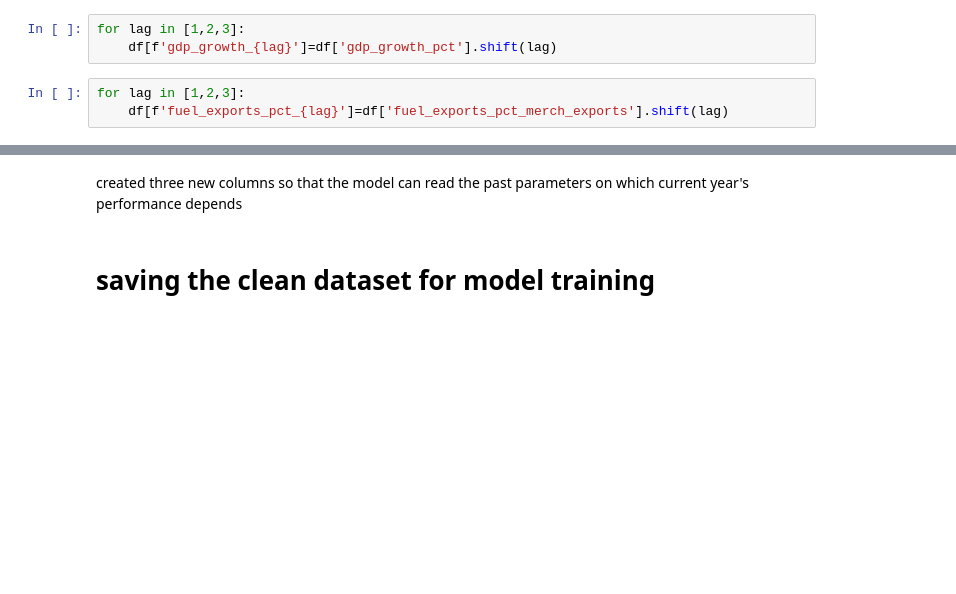
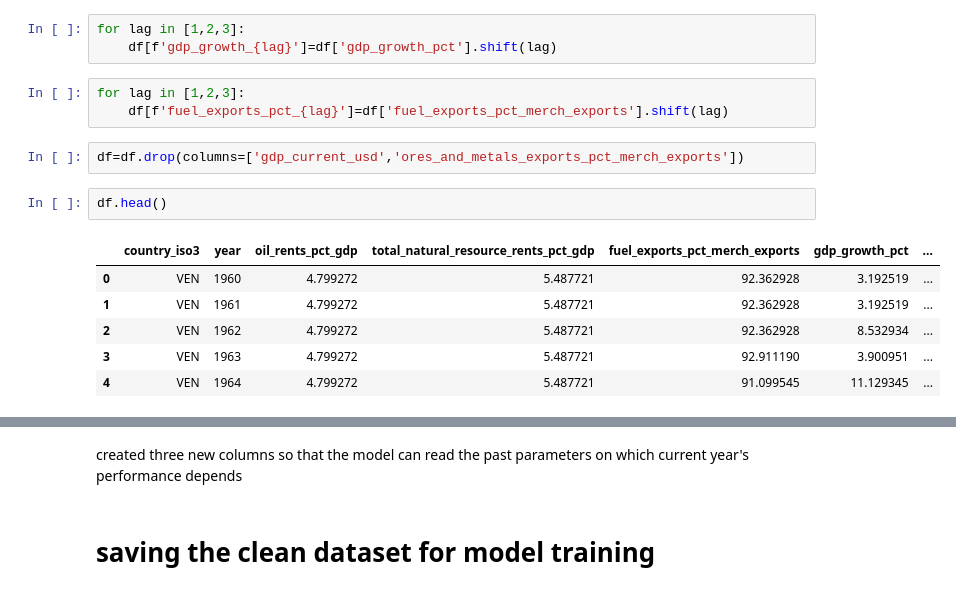
Before and after one commit to SorbieuRnk/venezuela-oil-analysis, a Jupyter notebook: venezuela_eda_feature_engneering.ipynb, the cells around one changed output, grey strips where cells are left out. Cells and saved outputs as stored; diff of their text form; blank space fills up the shorter version.

```diff
--- a/venezuela_eda_feature_engneering.ipynb
+++ b/venezuela_eda_feature_engneering.ipynb
@@ -255,3 +289,14 @@ for lag in [1,2,3]:
 # %%
 for lag in [1,2,3]:
     df[f'fuel_exports_pct_{lag}']=df['fuel_exports_pct_merch_exports'].shift(lag)
+# %%
+df=df.drop(columns=['gdp_current_usd','ores_and_metals_exports_pct_merch_exports'])
+# %%
+df.head()
+# %% [output]
+|  | country_iso3 | year | oil_rents_pct_gdp | total_natural_resource_rents_pct_gdp | fuel_exports_pct_merch_exports | gdp_growth_pct | ... |
+| 0 | VEN | 1960 | 4.799272 | 5.487721 | 92.362928 | 3.192519 | ... |
+| 1 | VEN | 1961 | 4.799272 | 5.487721 | 92.362928 | 3.192519 | ... |
+| 2 | VEN | 1962 | 4.799272 | 5.487721 | 92.362928 | 8.532934 | ... |
+| 3 | VEN | 1963 | 4.799272 | 5.487721 | 92.911190 | 3.900951 | ... |
+| 4 | VEN | 1964 | 4.799272 | 5.487721 | 91.099545 | 11.129345 | ... |
```
Also changed, not shown: parts of 37 cells of this notebook, 1 other file.
